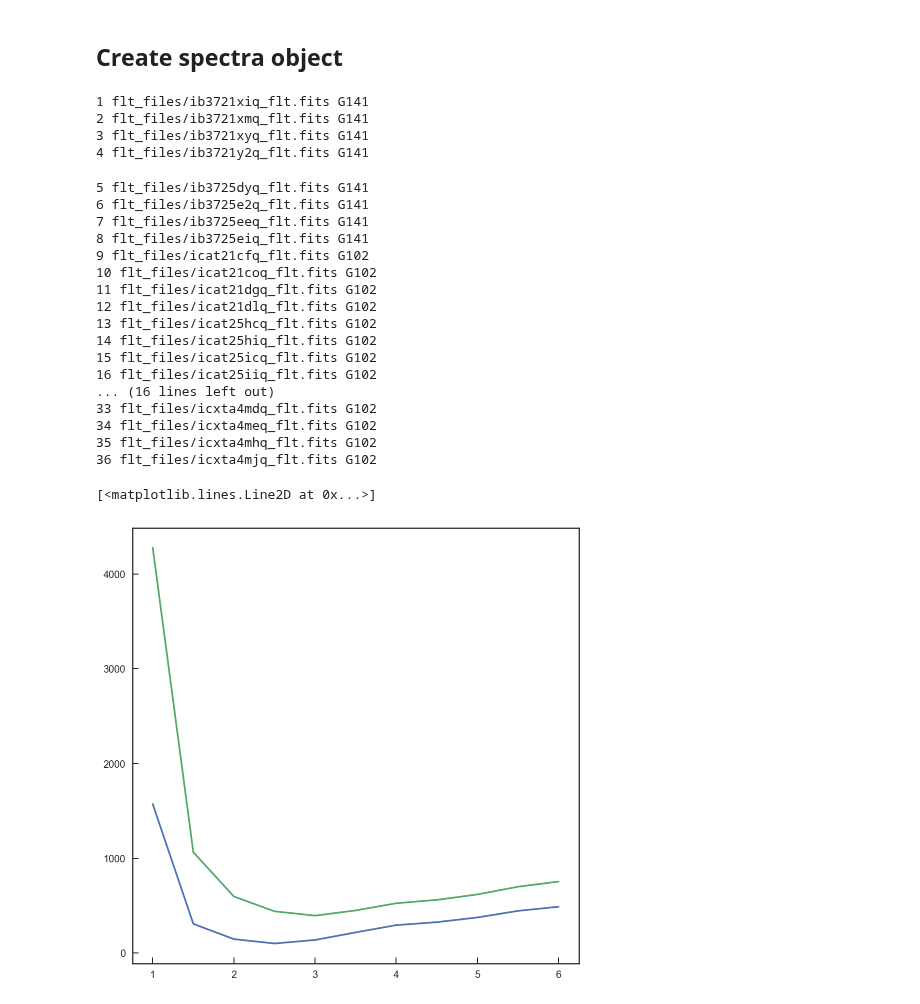
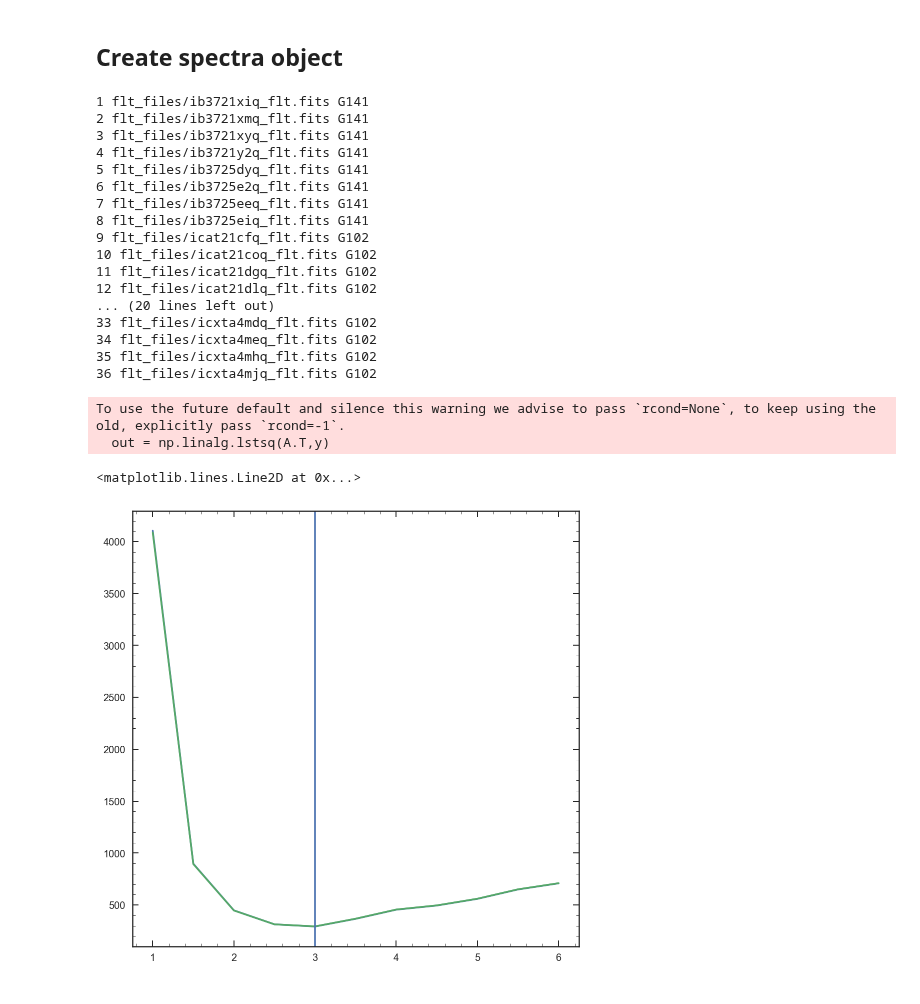
Before and after one commit to ivastar/clear, a Jupyter notebook: notebooks/forward_modeling/Model_fit.ipynb, the cells around one changed output. Saved outputs shown, nothing was run; the diff lists cells and outputs as text; code cells hidden in the pictures.

```diff
--- a/notebooks/forward_modeling/Model_fit.ipynb
+++ b/notebooks/forward_modeling/Model_fit.ipynb
@@ -25,30 +23,29 @@ Couldn't `import tristars`.  Get it from https://github.com/gbrammer/tristars to
 # %% [markdown]
 ## Create spectra object
 # %%
-sp = Gen_spec('beams/o195.0_21156.g102.A.fits', 1.255, 'galaxy_spec_g102.npy')
+sp = Gen_spec('beams/o195.0_21156.g102.A.fits','beams/o188.3_21156.g141.A.fits', 1.255,
+              'galaxy_spec_g102.npy', 'galaxy_spec_g141.npy')
 spMB = Gen_MB_spec('beams/gnd_21156.beams.fits', 1.255, 'galaxy_spec_g102.npy','galaxy_spec_g141.npy')
 # %% [output]
 1 flt_files/ib3721xiq_flt.fits G141
 2 flt_files/ib3721xmq_flt.fits G141
 3 flt_files/ib3721xyq_flt.fits G141
 4 flt_files/ib3721y2q_flt.fits G141
+5 flt_files/ib3725dyq_flt.fits G141
+6 flt_files/ib3725e2q_flt.fits G141
+7 flt_files/ib3725eeq_flt.fits G141
+8 flt_files/ib3725eiq_flt.fits G141
+9 flt_files/icat21cfq_flt.fits G102
+10 flt_files/icat21coq_flt.fits G102
+11 flt_files/icat21dgq_flt.fits G102
+12 flt_files/icat21dlq_flt.fits G102
+... (20 lines left out)
+33 flt_files/icxta4mdq_flt.fits G102
+34 flt_files/icxta4meq_flt.fits G102
+35 flt_files/icxta4mhq_flt.fits G102
+36 flt_files/icxta4mjq_flt.fits G102
-5 flt_files/ib3725dyq_flt.fits G141
-6 flt_files/ib3725e2q_flt.fits G141
-7 flt_files/ib3725eeq_flt.fits G141
-8 flt_files/ib3725eiq_flt.fits G141
-9 flt_files/icat21cfq_flt.fits G102
-10 flt_files/icat21coq_flt.fits G102
-11 flt_files/icat21dgq_flt.fits G102
-12 flt_files/icat21dlq_flt.fits G102
-13 flt_files/icat25hcq_flt.fits G102
-14 flt_files/icat25hiq_flt.fits G102
-15 flt_files/icat25icq_flt.fits G102
-16 flt_files/icat25iiq_flt.fits G102
-... (16 lines left out)
-33 flt_files/icxta4mdq_flt.fits G102
-34 flt_files/icxta4meq_flt.fits G102
-35 flt_files/icxta4mhq_flt.fits G102
-36 flt_files/icxta4mjq_flt.fits G102
+To use the future default and silence this warning we advise to pass `rcond=None`, to keep using the old, explicitly pass `rcond=-1`.
+  out = np.linalg.lstsq(A.T,y)
 # %%
 age = np.arange(1.0,6.5,0.5)
 # %%
@@ -62,12 +59,13 @@ for i in range(age.size):
     sp.Sim_spec('model_spec/m0.019_a{0}_dt8.0_spec.npy'.format(age[i]))
     spMB.Sim_spec('model_spec/m0.019_a{0}_dt8.0_spec.npy'.format(age[i]))
 
-    chisq[i] = Chi_Squared(sp.gal_fl, sp.fl, sp.gal_er)
+    chisq[i] = Chi_Squared(sp.gal_fl_102, sp.fl_102, sp.gal_er_102) + Chi_Squared(sp.gal_fl_141, sp.fl_141, sp.gal_er_141)
     chisqmb[i] = Chi_Squared(spMB.gal_fl_102, spMB.fl_102, spMB.gal_er_102) + Chi_Squared(spMB.gal_fl_141, spMB.fl_141, spMB.gal_er_141)
 # %%
 plt.figure(figsize=[8,8])
 plt.plot(age,chisq)
 plt.plot(age,chisqmb)
+plt.axvline(age[chisq == min(chisq)])
 # %% [output]
-[<matplotlib.lines.Line2D at 0x...>]
+<matplotlib.lines.Line2D at 0x...>
-[figure, old version]
+[figure, new version]
```
Also changed, not shown: parts of 3 cells of this notebook, 1 other file.
